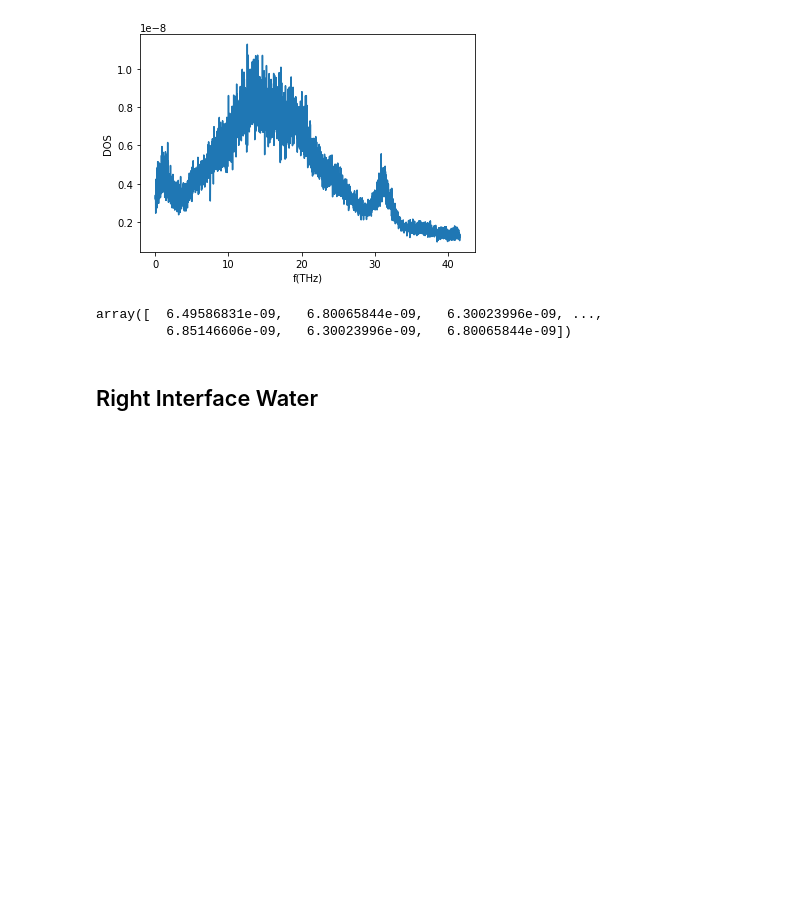
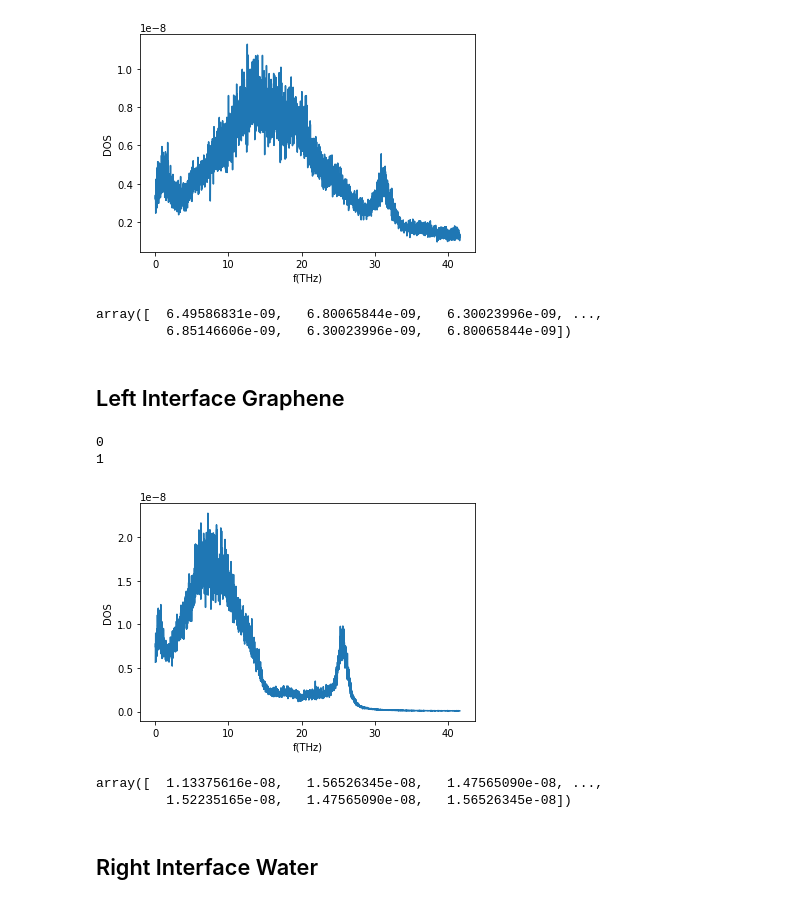
Before and after one commit to abhijithanandan/the-phonon-project, a Jupyter notebook: Phonon transport across Graphene Water Interface.ipynb, the cells around one changed output. Saved outputs shown, nothing was run; the diff lists cells and outputs as text; code cells hidden in the pictures; blank space fills up the shorter version.

```diff
--- a/Phonon transport across Graphene Water Interface.ipynb
+++ b/Phonon transport across Graphene Water Interface.ipynb
@@ -424,6 +424,60 @@ Dsum
 [figure]
 array([  6.49586831e-09,   6.80065844e-09,   6.30023996e-09, ...,
          6.85146606e-09,   6.30023996e-09,   6.80065844e-09])
+# %% [markdown]
+## Left Interface Graphene
+# %%
+import numpy as np
+import matplotlib.pyplot as plt
+import scikits.talkbox.tools as tl
+ids = np.loadtxt("ids_gra_L.dat")
+
+tsteps = 16667
+nvel = 6000
+count = tsteps/nvel
+n = 2**tl.nextpow2(nvel)
+Dsum = 0
+natoms = 50
+Dt = 1
+for j in range(count):
+    Dx = 0
+    Dy = 0
+    Dz = 0
+    for i in ids:
+        val = int(i)
+        fname = "velLgra"+str(val)+".txt"
+        data = np.loadtxt(fname)
+        Vx = data[nvel*(j):nvel*(j+1)-1,1]
+        Vy = data[nvel*(j):nvel*(j+1)-1,2]
+        Vz = data[nvel*(j):nvel*(j+1)-1,3]
+        Dxsum = np.fft.fft(Vx,n)
+        Dx = Dx + np.abs(Dxsum/n)**2
+        Dysum = np.fft.fft(Vy,n)
+        Dy = Dy + np.abs(Dysum/n)**2
+        Dzsum = np.fft.fft(Vz,n)
+        Dz = Dz + np.abs(Dzsum/n)**2
+    print j
+    D = (Dx+Dy+Dz)/3/natoms
+    Dsum = Dsum + D
+
+DOS = Dsum/count
+N = np.size(Dsum)
+DOS_Gra_L = DOS[:N/2]
+freq = np.fft.fftfreq(N,d = 0.012)
+freq = freq
+freq = freq[:N/2]
+#freq = (1/(n*Dt*1e-15))*((0:np.size(DOS)-1)/1e15)
+plt.xlabel("f(THz)")
+plt.ylabel("DOS")
+plt.plot(freq,DOS_Gra_L)
+plt.show()
+Dsum
+# %% [output]
+0
+1
+[figure, added]
+array([  1.13375616e-08,   1.56526345e-08,   1.47565090e-08, ...,
+         1.52235165e-08,   1.47565090e-08,   1.56526345e-08])
 # %% [markdown]
 ## Right Interface Water
 # %%
```
Also changed, not shown: parts of 5 cells of this notebook.
